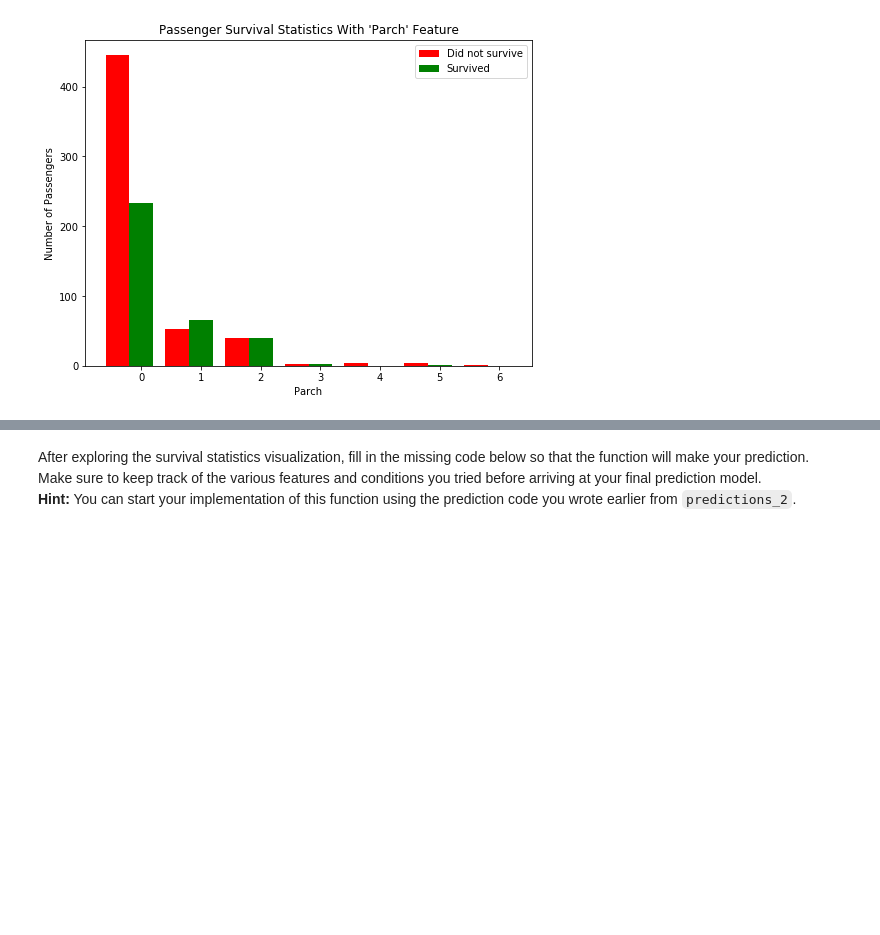
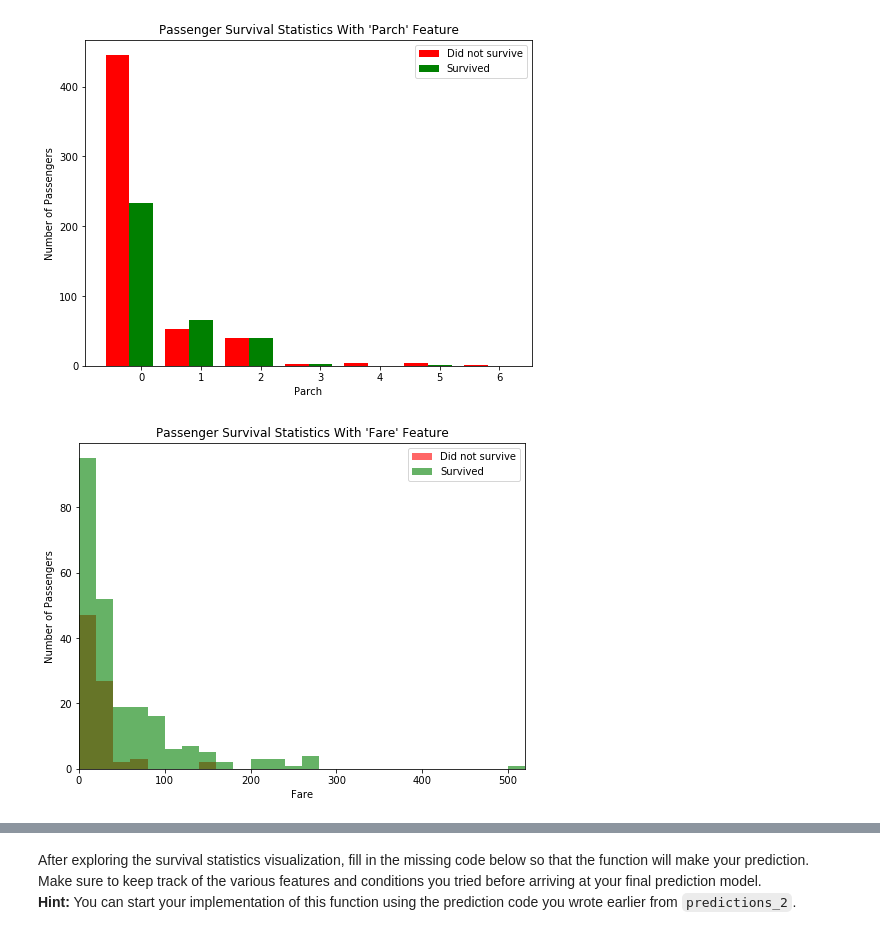
Before and after one commit to izizxllz/machine-learning, a Jupyter notebook: projects/titanic_survival_exploration/titanic_survival_exploration.ipynb, the cells around one changed output, grey strips where cells are left out. Saved outputs shown, nothing was run; the diff lists cells and outputs as text; code cells hidden in the pictures; blank space fills up the shorter version.

Commit message:
Add one more logic on female passengers to improve accuracy

```diff
--- a/projects/titanic_survival_exploration/titanic_survival_exploration.ipynb
+++ b/projects/titanic_survival_exploration/titanic_survival_exploration.ipynb
@@ -242,3 +240,7 @@ vs.survival_stats(data, outcomes, 'Age', ["Sex == 'female'", "Pclass == 3"])
  vs.survival_stats(data, outcomes, 'Parch')
 # %% [output]
 [figure]
+# %%
+vs.survival_stats(data, outcomes, 'Fare', ["Sex == 'female'"])
+# %% [output]
+[figure, added]
```
Also changed, not shown: parts of 9 cells of this notebook.
